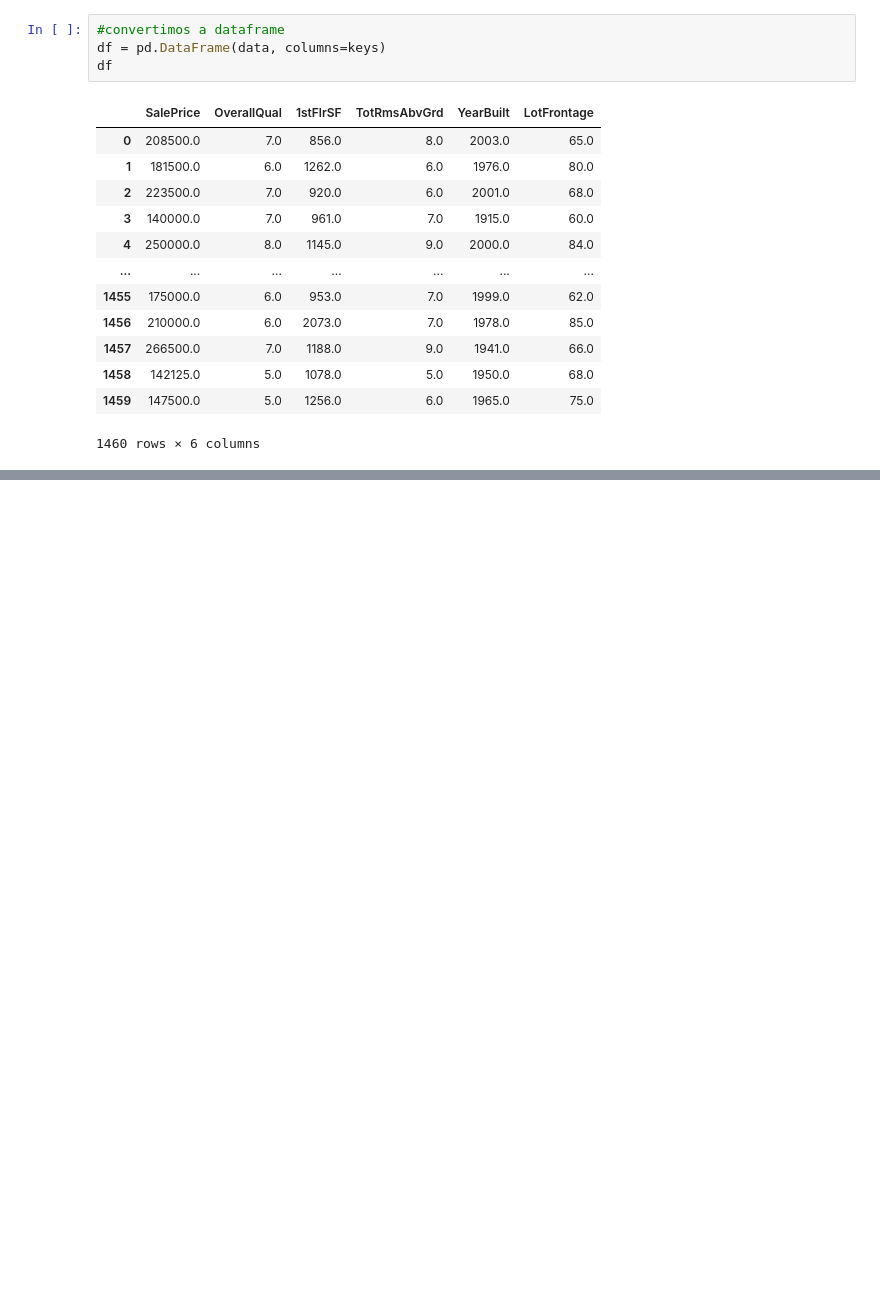
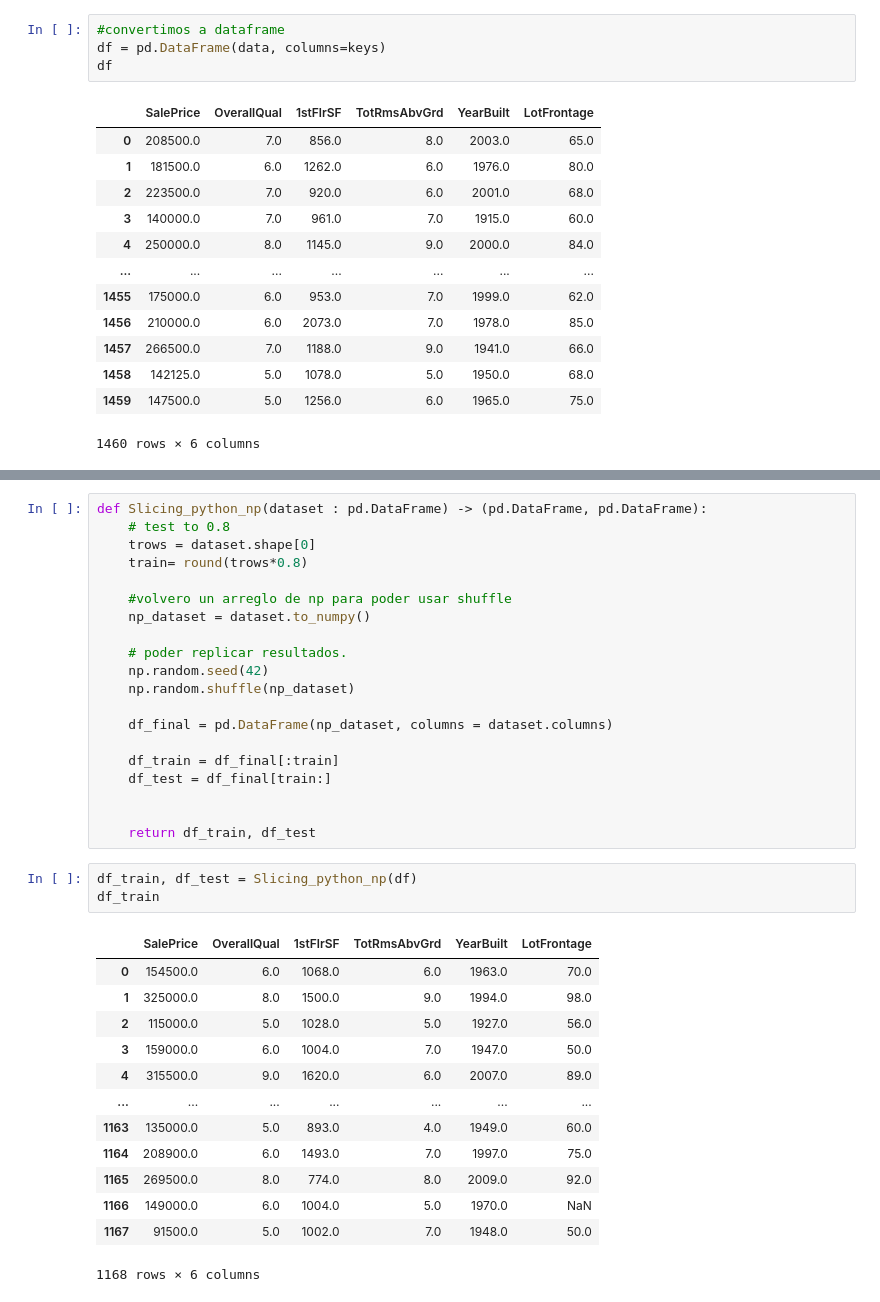
Before and after one commit to 1Dore/LinearRegModel, a Jupyter notebook: Proyecto.ipynb, the cells around one changed output, grey strips where cells are left out. Cells and saved outputs as stored; diff of their text form; blank space fills up the shorter version.

```diff
--- a/Proyecto.ipynb
+++ b/Proyecto.ipynb
@@ -85,0 +139,37 @@ df
+# %%
+def Slicing_python_np(dataset : pd.DataFrame) -> (pd.DataFrame, pd.DataFrame):
+    # test to 0.8
+    trows = dataset.shape[0]
+    train= round(trows*0.8)
+
+    #volvero un arreglo de np para poder usar shuffle
+    np_dataset = dataset.to_numpy()
+
+    # poder replicar resultados.
+    np.random.seed(42)
+    np.random.shuffle(np_dataset)
+
+    df_final = pd.DataFrame(np_dataset, columns = dataset.columns)
+
+    df_train = df_final[:train]
+    df_test = df_final[train:]
+
+
+    return df_train, df_test
+# %%
+df_train, df_test = Slicing_python_np(df)
+df_train
+# %% [output]
+|  | SalePrice | OverallQual | 1stFlrSF | TotRmsAbvGrd | YearBuilt | LotFrontage |
+| 0 | 154500.0 | 6.0 | 1068.0 | 6.0 | 1963.0 | 70.0 |
+| 1 | 325000.0 | 8.0 | 1500.0 | 9.0 | 1994.0 | 98.0 |
+| 2 | 115000.0 | 5.0 | 1028.0 | 5.0 | 1927.0 | 56.0 |
+| 3 | 159000.0 | 6.0 | 1004.0 | 7.0 | 1947.0 | 50.0 |
+| 4 | 315500.0 | 9.0 | 1620.0 | 6.0 | 2007.0 | 89.0 |
+| ... | ... | ... | ... | ... | ... | ... |
+| 1163 | 135000.0 | 5.0 | 893.0 | 4.0 | 1949.0 | 60.0 |
+| 1164 | 208900.0 | 6.0 | 1493.0 | 7.0 | 1997.0 | 75.0 |
+| 1165 | 269500.0 | 8.0 | 774.0 | 8.0 | 2009.0 | 92.0 |
+| 1166 | 149000.0 | 6.0 | 1004.0 | 5.0 | 1970.0 | NaN |
+| 1167 | 91500.0 | 5.0 | 1002.0 | 7.0 | 1948.0 | 50.0 |
+1168 rows × 6 columns
```
Also changed, not shown: parts of 23 cells of this notebook.
